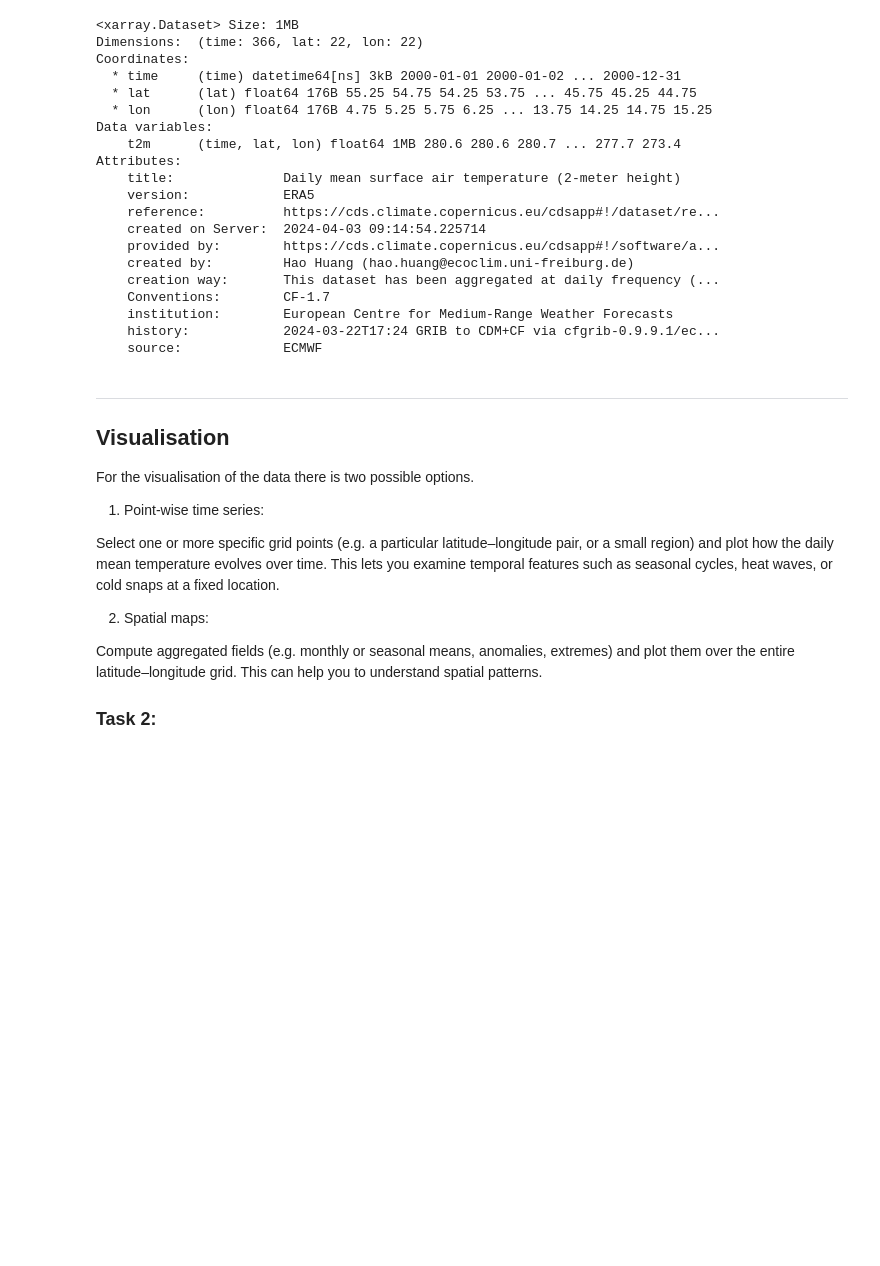
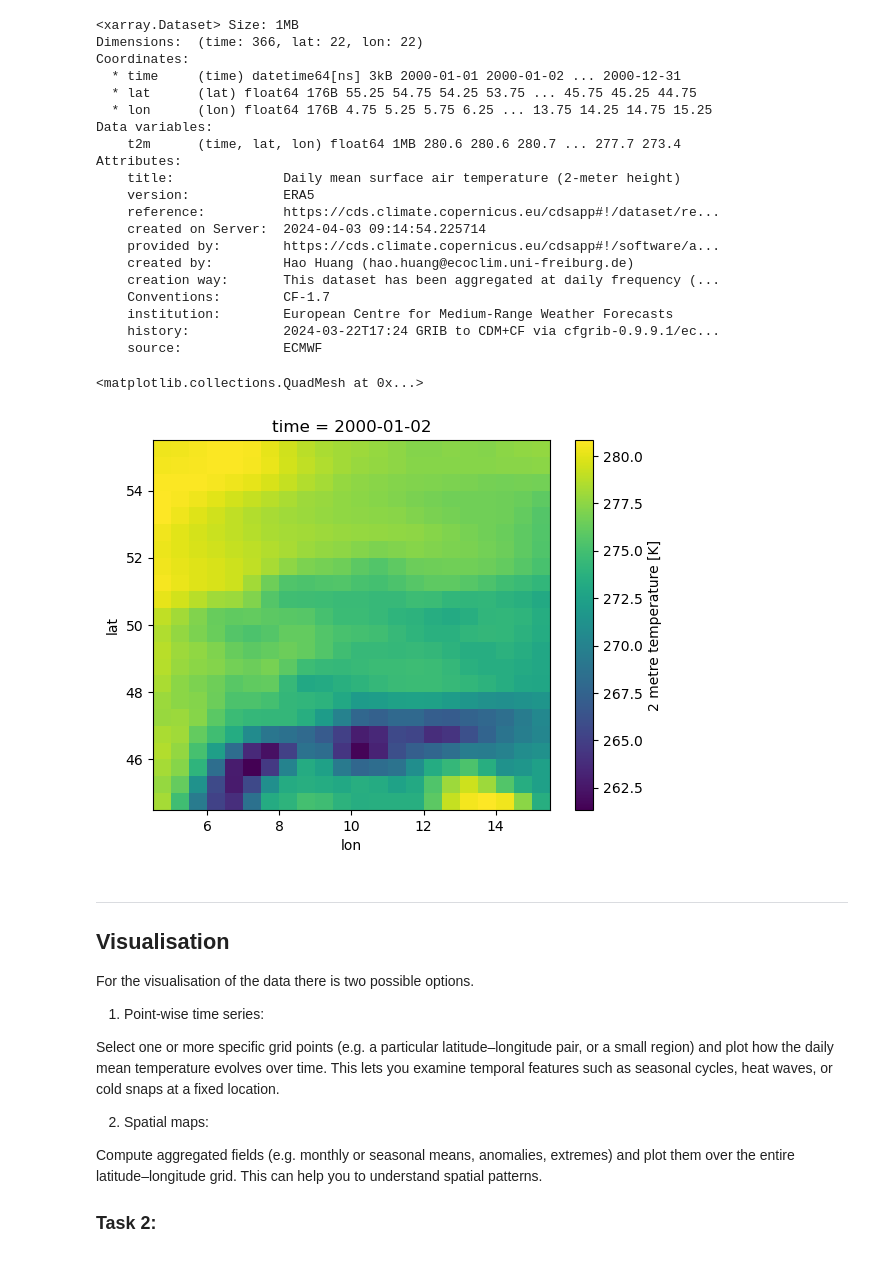
Before and after one commit to piaecoclim/applied_landsurface_modeling, a Jupyter notebook: NetCDFTutorial/netCDF_Tutorial_Students.ipynb, the cells around one changed output. Cells and saved outputs as stored; diff of their text form; code cells hidden in the pictures; blank space fills up the shorter version.

```diff
--- a/NetCDFTutorial/netCDF_Tutorial_Students.ipynb
+++ b/NetCDFTutorial/netCDF_Tutorial_Students.ipynb
@@ -81,6 +213,11 @@ Attributes:
     institution:        European Centre for Medium-Range Weather Forecasts
     history:            2024-03-22T17:24 GRIB to CDM+CF via cfgrib-0.9.9.1/ec...
     source:             ECMWF
+# %%
+data.t2m[1,:,:].plot()
+# %% [output]
+<matplotlib.collections.QuadMesh at 0x...>
+[figure, added]
 # %% [markdown]
 ---
 
```
Also changed, not shown: parts of 11 cells of this notebook.
